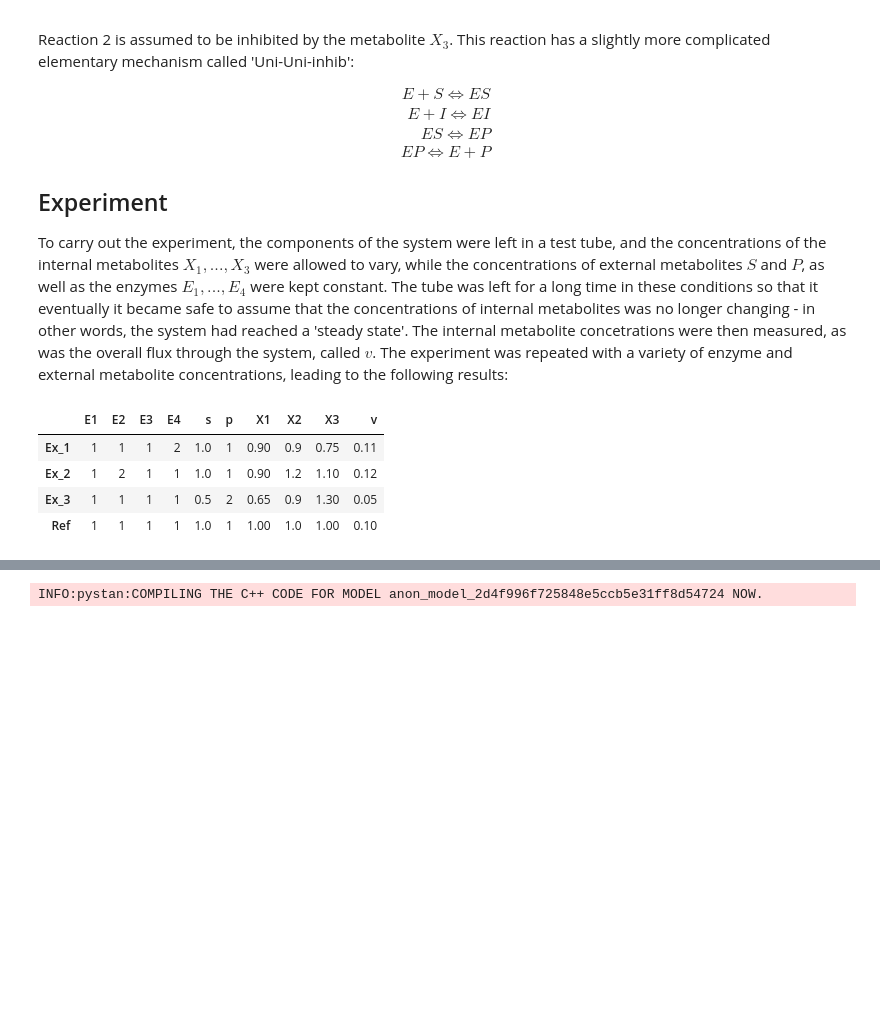
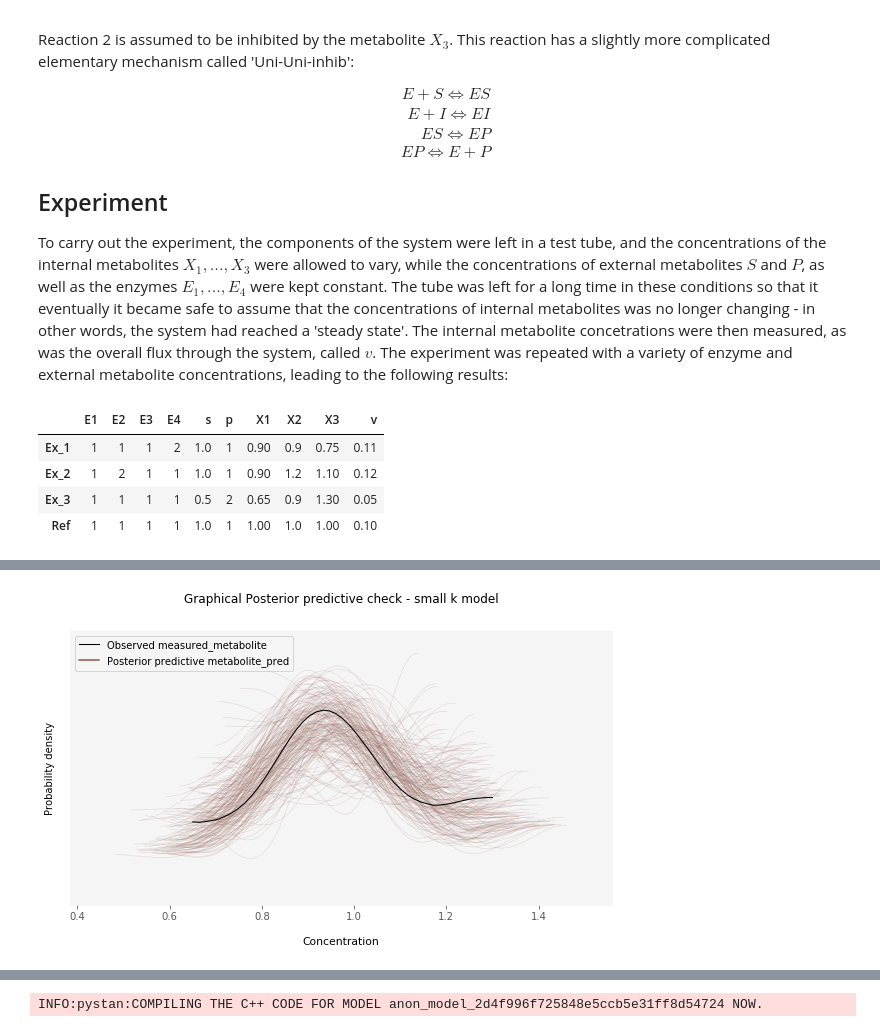
Before and after one commit to teddygroves/stan_ode_example, a Jupyter notebook: Small k example.ipynb, the cells around one changed output, grey strips where cells are left out. Drawn from its saved outputs; the diff is of its cells as text; code cells hidden in the pictures; blank space fills up the shorter version.

```diff
--- a/Small k example.ipynb
+++ b/Small k example.ipynb
@@ -1,9 +1,15 @@
 # %%
 from IPython.display import Image
+from matplotlib import pyplot as plt
 
+import arviz
 import numpy as np
 import pandas as pd
 import pystan
+import pickle
+from hashlib import md5
+
+plt.style.use('sparse.mplstyle')
 # %% [markdown]
 Suppose we have some measurements from an experiment involving the following system of chemical reactions:
 # %%
@@ -72,0 +104,3 @@ The notebook will explore three different ways of parameterising the system's re
+# %%
+with open("big_k_equations.stan", "r") as f:
+    print(f.read())
@@ -72,0 +127,3 @@ The notebook will explore three different ways of parameterising the system's re
+# %%
+with open("reaction_model_big_k.stan", "r") as f:
+    print(f.read())
@@ -72,0 +354,15 @@ The notebook will explore three different ways of parameterising the system's re
+# %%
+arviz.plot_ppc(infd_big_k, kind='density',
+               mean=False,
+               figsize=[8, 5],
+               num_pp_samples=200,
+               textsize=10,
+               data_pairs={'measured_metabolite': 'metabolite_pred'})
+
+ax = plt.gca()
+text = ax.set(
+    xlabel='Concentration', ylabel='Probability density',
+    title='Graphical Posterior predictive check - small k model'
+)
+# %% [output]
+[figure, added]
```
Also changed, not shown: parts of 34 cells of this notebook, 6 other files.
